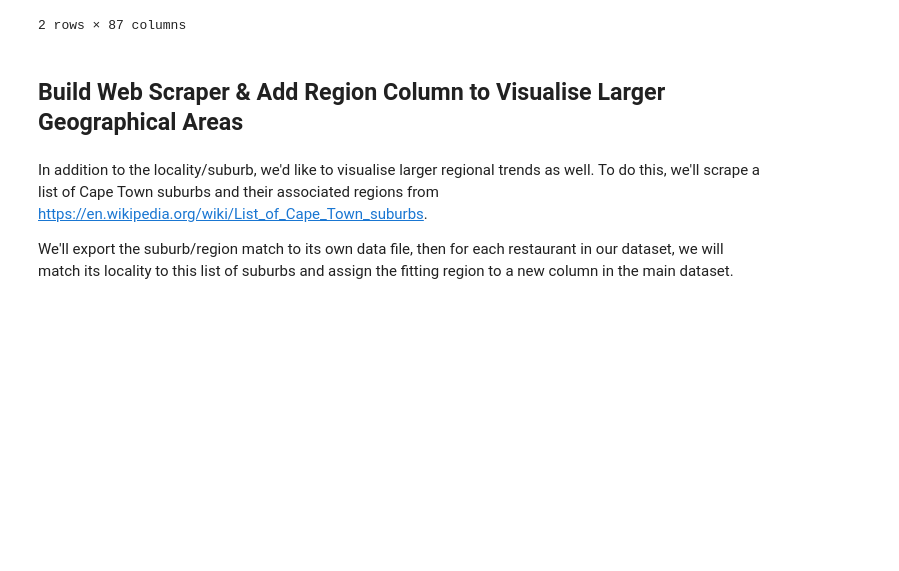
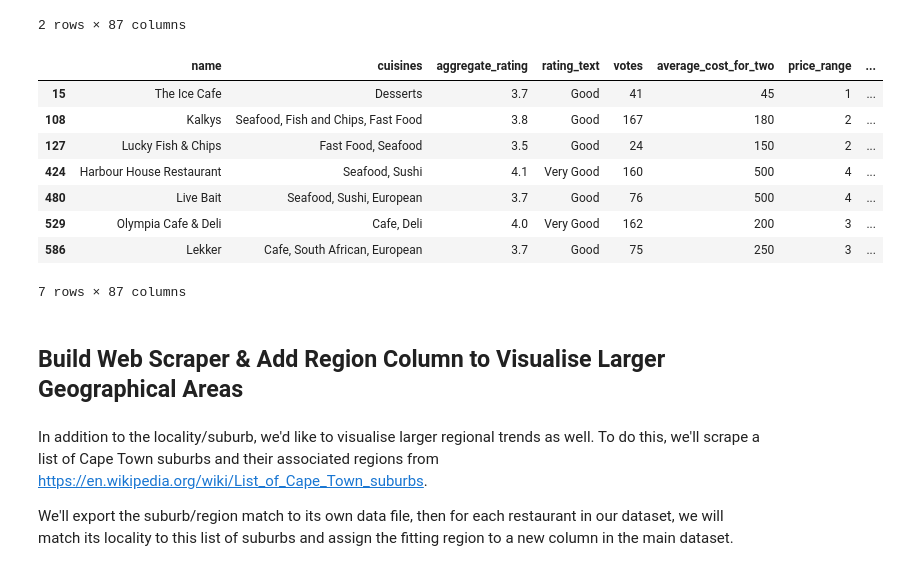
Before and after one commit to dorond/zomato-ct-analysis, a Jupyter notebook: Part 1 - Data Download and Preparation.ipynb, the cells around one changed output. Cells and saved outputs as stored; diff of their text form; code cells hidden in the pictures; blank space fills up the shorter version.

Commit message:
places and locality correctly seperated now

```diff
--- a/Part 1 - Data Download and Preparation.ipynb
+++ b/Part 1 - Data Download and Preparation.ipynb
@@ -555,6 +563,21 @@ data[data.places == "NH The Lord Charles Hotel"]
 | 1405 | The Garden Terrace - NH The Lord ... | European, Contemporary, Italian | 3.1 | Average | 4 | 460 | 4 | ... |
 | 1406 | La Vigna - NH The Lord Charles | Seafood, Burger, Beverages, Conte... | 3.1 | Average | 6 | 450 | 4 | ... |
 2 rows × 87 columns
+# %%
+idx = data[data.locality.str.contains('Kalk', regex=False)].index
+data.loc[idx, "places"] = "None"
+# %%
+data[data.locality.str.contains('Kalk', regex=False)]
+# %% [output]
+|  | name | cuisines | aggregate_rating | rating_text | votes | average_cost_for_two | price_range | ... |
+| 15 | The Ice Cafe | Desserts | 3.7 | Good | 41 | 45 | 1 | ... |
+| 108 | Kalkys | Seafood, Fish and Chips, Fast Food | 3.8 | Good | 167 | 180 | 2 | ... |
+| 127 | Lucky Fish & Chips | Fast Food, Seafood | 3.5 | Good | 24 | 150 | 2 | ... |
+| 424 | Harbour House Restaurant | Seafood, Sushi | 4.1 | Very Good | 160 | 500 | 4 | ... |
+| 480 | Live Bait | Seafood, Sushi, European | 3.7 | Good | 76 | 500 | 4 | ... |
+| 529 | Olympia Cafe & Deli | Cafe, Deli | 4.0 | Very Good | 162 | 200 | 3 | ... |
+| 586 | Lekker | Cafe, South African, European | 3.7 | Good | 75 | 250 | 3 | ... |
+7 rows × 87 columns
 # %% [markdown]
 ## Build Web Scraper & Add Region Column to Visualise Larger Geographical Areas
 # %% [markdown]
```
Also changed, not shown: parts of 9 cells of this notebook, 4 other files.
